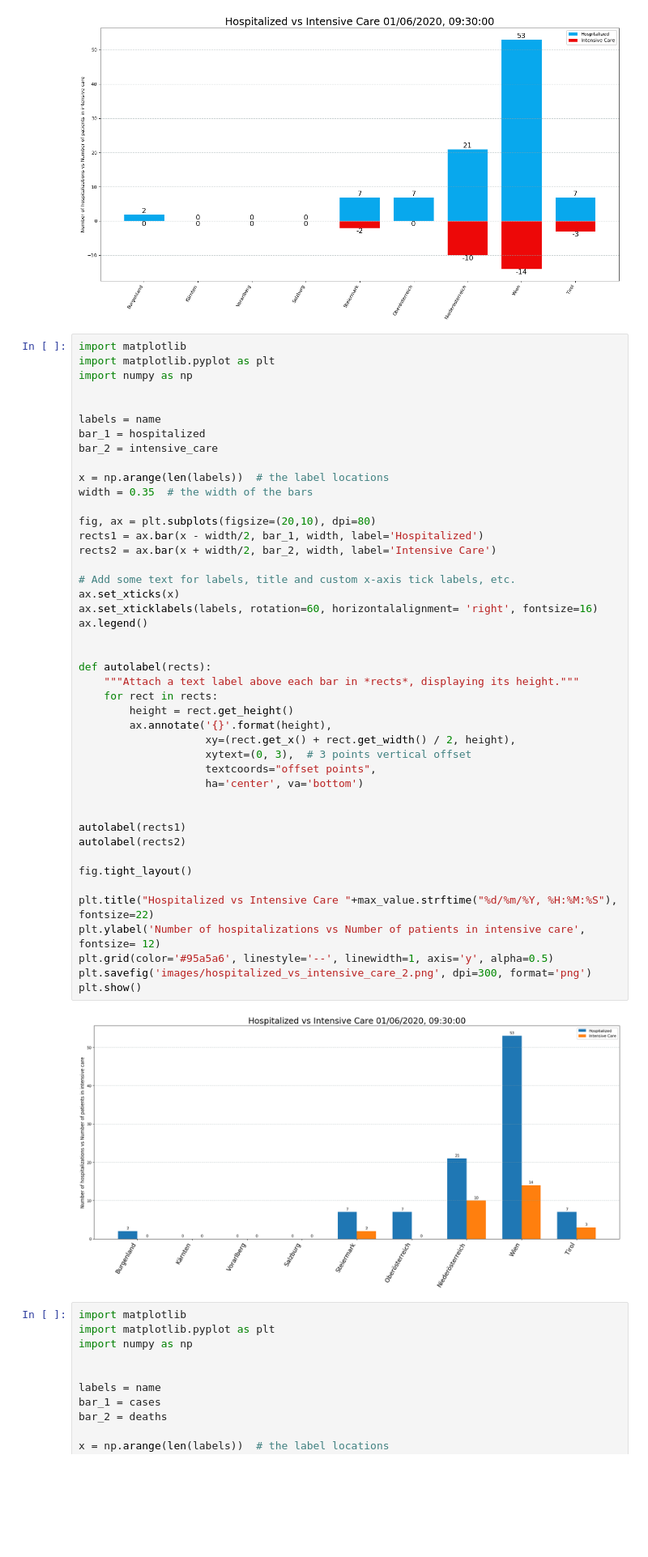
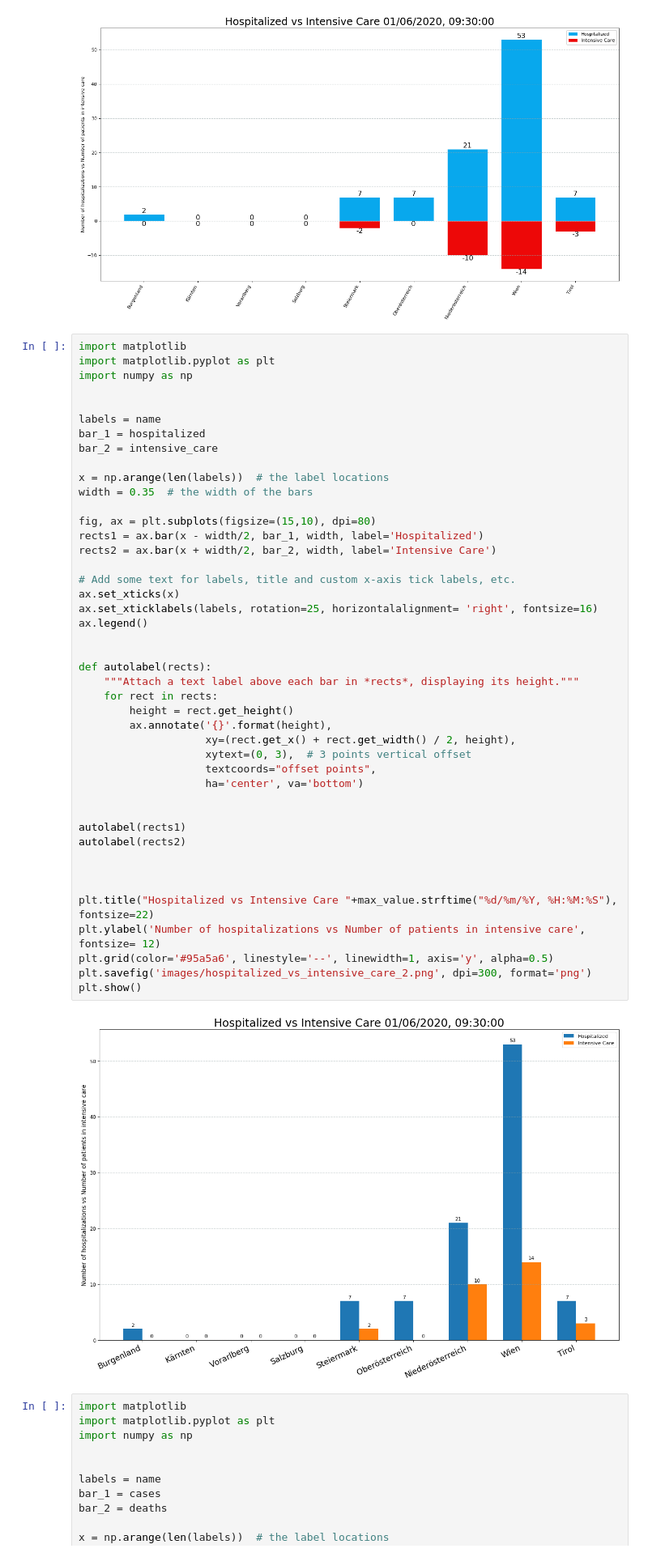
Before and after one commit to MarcelodeFreitas/Epidemiology, a Jupyter notebook: Study Cases/AUSTRIA/COVID-19_Austria-GRAPHS.ipynb, the cells around one changed output. Shown at 81% size. Cells and saved outputs as stored; diff of their text form; blank space fills up the shorter version.

Commit message:
image load correction

```diff
--- a/Study Cases/AUSTRIA/COVID-19_Austria-GRAPHS.ipynb
+++ b/Study Cases/AUSTRIA/COVID-19_Austria-GRAPHS.ipynb
@@ -804,39 +804,39 @@ bar_2 = intensive_care
 x = np.arange(len(labels))  # the label locations
 width = 0.35  # the width of the bars
 
-fig, ax = plt.subplots(figsize=(20,10), dpi=80)
+fig, ax = plt.subplots(figsize=(15,10), dpi=80)
 rects1 = ax.bar(x - width/2, bar_1, width, label='Hospitalized')
 rects2 = ax.bar(x + width/2, bar_2, width, label='Intensive Care')
 
 # Add some text for labels, title and custom x-axis tick labels, etc.
 ax.set_xticks(x)
-ax.set_xticklabels(labels, rotation=60, horizontalalignment= 'right', fontsize=16)
+ax.set_xticklabels(labels, rotation=25, horizontalalignment= 'right', fontsize=16)
 ax.legend()
 
 
 def autolabel(rects):
     """Attach a text label above each bar in *rects*, displaying its height."""
     for rect in rects:
         height = rect.get_height()
         ax.annotate('{}'.format(height),
                     xy=(rect.get_x() + rect.get_width() / 2, height),
                     xytext=(0, 3),  # 3 points vertical offset
                     textcoords="offset points",
                     ha='center', va='bottom')
 
 
 autolabel(rects1)
 autolabel(rects2)
 
-fig.tight_layout()
+
 
 plt.title("Hospitalized vs Intensive Care "+max_value.strftime("%d/%m/%Y, %H:%M:%S"), fontsize=22)
 plt.ylabel('Number of hospitalizations vs Number of patients in intensive care', fontsize= 12)
 plt.grid(color='#95a5a6', linestyle='--', linewidth=1, axis='y', alpha=0.5)
 plt.savefig('images/hospitalized_vs_intensive_care_2.png', dpi=300, format='png')
 plt.show()
 # %% [output]
-[figure, old version]
+[figure, new version]
 # %%
 import matplotlib
 import matplotlib.pyplot as plt
```
Also changed, not shown: 4 other files.
